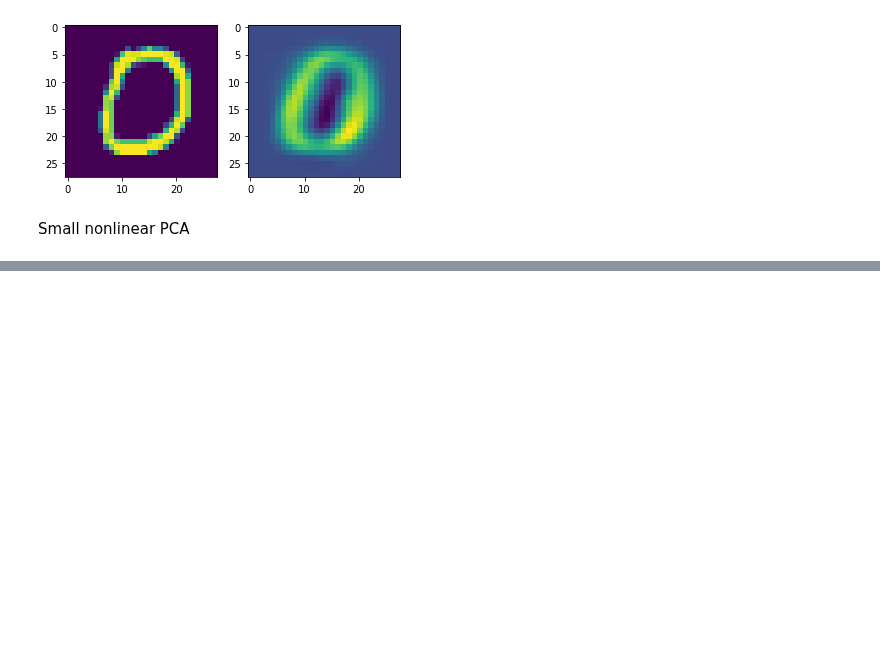
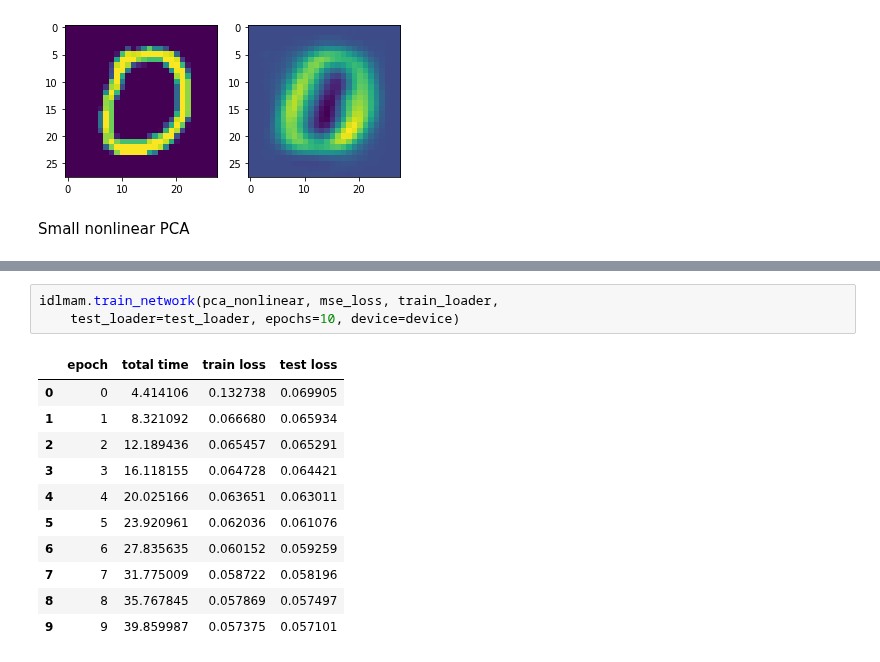
Before and after one commit to andreastgram/DL_Inner_Workings, a Jupyter notebook: Autoencoding_SelfSupervision.ipynb, the cells around one changed output, grey strips where cells are left out. Saved outputs shown, nothing was run; the diff lists cells and outputs as text; blank space fills up the shorter version.

```diff
--- a/Autoencoding_SelfSupervision.ipynb
+++ b/Autoencoding_SelfSupervision.ipynb
@@ -220,0 +236,15 @@ Small nonlinear PCA
+# %%
+idlmam.train_network(pca_nonlinear, mse_loss, train_loader,
+    test_loader=test_loader, epochs=10, device=device)
+# %% [output]
+|  | epoch | total time | train loss | test loss |
+| 0 | 0 | 4.414106 | 0.132738 | 0.069905 |
+| 1 | 1 | 8.321092 | 0.066680 | 0.065934 |
+| 2 | 2 | 12.189436 | 0.065457 | 0.065291 |
+| 3 | 3 | 16.118155 | 0.064728 | 0.064421 |
+| 4 | 4 | 20.025166 | 0.063651 | 0.063011 |
+| 5 | 5 | 23.920961 | 0.062036 | 0.061076 |
+| 6 | 6 | 27.835635 | 0.060152 | 0.059259 |
+| 7 | 7 | 31.775009 | 0.058722 | 0.058196 |
+| 8 | 8 | 35.767845 | 0.057869 | 0.057497 |
+| 9 | 9 | 39.859987 | 0.057375 | 0.057101 |
```
Also changed, not shown: parts of 2 cells of this notebook.
